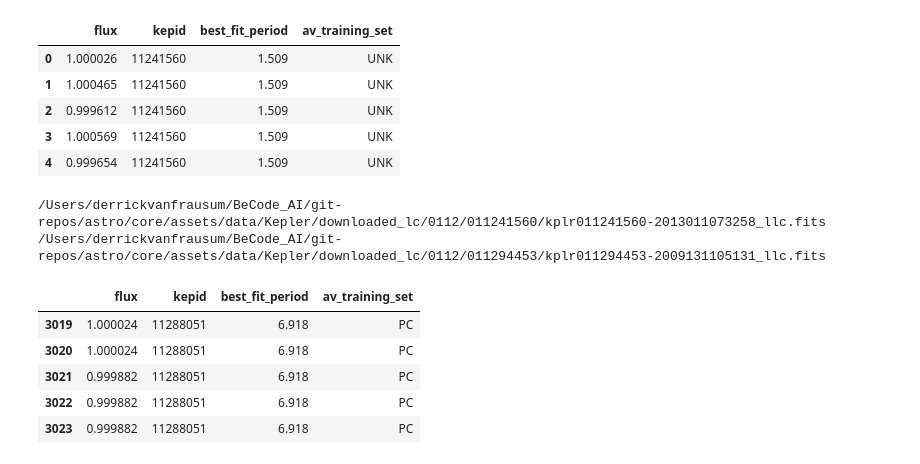
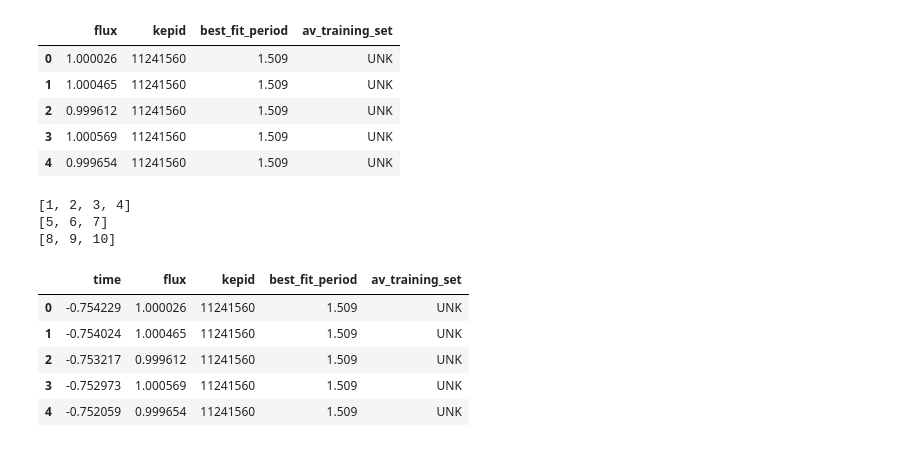
Before and after one commit to DerrickDDInAI/astro, a Jupyter notebook: core/build_db.ipynb, the cells around one changed output. Cells and saved outputs as stored; diff of their text form; code cells hidden in the pictures.

```diff
--- a/core/build_db.ipynb
+++ b/core/build_db.ipynb
@@ -660,25 +657,24 @@ df.head()
 | 2 | 0.999612 | 11241560 | 1.509 | UNK |
 | 3 | 1.000569 | 11241560 | 1.509 | UNK |
 | 4 | 0.999654 | 11241560 | 1.509 | UNK |
-# %%
-folder_path = os.path.abspath('assets/data/Kepler/downloaded_lc')
-count = 0
-for path, dirs, files in os.walk(folder_path):
-   for filename in files:
-       print(os.path.join(path, filename))
-       break
-   count+= 1
-   if count>3:
-       break
-# %% [output]
-/Users/derrickvanfrausum/BeCode_AI/git-repos/astro/core/assets/data/Kepler/downloaded_lc/0112/011241560/kplr011241560-2013011073258_llc.fits
-/Users/derrickvanfrausum/BeCode_AI/git-repos/astro/core/assets/data/Kepler/downloaded_lc/0112/011294453/kplr011294453-2009131105131_llc.fits
-# %%
-df.tail()
-# %% [output]
-|  | flux | kepid | best_fit_period | av_training_set |
-| 3019 | 1.000024 | 11288051 | 6.918 | PC |
-| 3020 | 1.000024 | 11288051 | 6.918 | PC |
-| 3021 | 0.999882 | 11288051 | 6.918 | PC |
-| 3022 | 0.999882 | 11288051 | 6.918 | PC |
-| 3023 | 0.999882 | 11288051 | 6.918 | PC |
+# %%
+import numpy as np
+a = [1,2,3,4,5,6,7,8,9,10]
+splitted_list = np.array_split(a, 3)
+for array in splitted_list:
+    print(list(array))
+# %% [output]
+[1, 2, 3, 4]
+[5, 6, 7]
+[8, 9, 10]
+# %%
+import pandas as pd
+kepler_tce_lc_df = pd.read_csv("/Users/derrickvanfrausum/BeCode_AI/git-repos/astro/core/assets/data/Kepler/thread_csv_all.csv")
+kepler_tce_lc_df.head()
+# %% [output]
+|  | time | flux | kepid | best_fit_period | av_training_set |
+| 0 | -0.754229 | 1.000026 | 11241560 | 1.509 | UNK |
+| 1 | -0.754024 | 1.000465 | 11241560 | 1.509 | UNK |
+| 2 | -0.753217 | 0.999612 | 11241560 | 1.509 | UNK |
+| 3 | -0.752973 | 1.000569 | 11241560 | 1.509 | UNK |
+| 4 | -0.752059 | 0.999654 | 11241560 | 1.509 | UNK |
```
Also changed, not shown: parts of 2 cells of this notebook, 3 other files.
